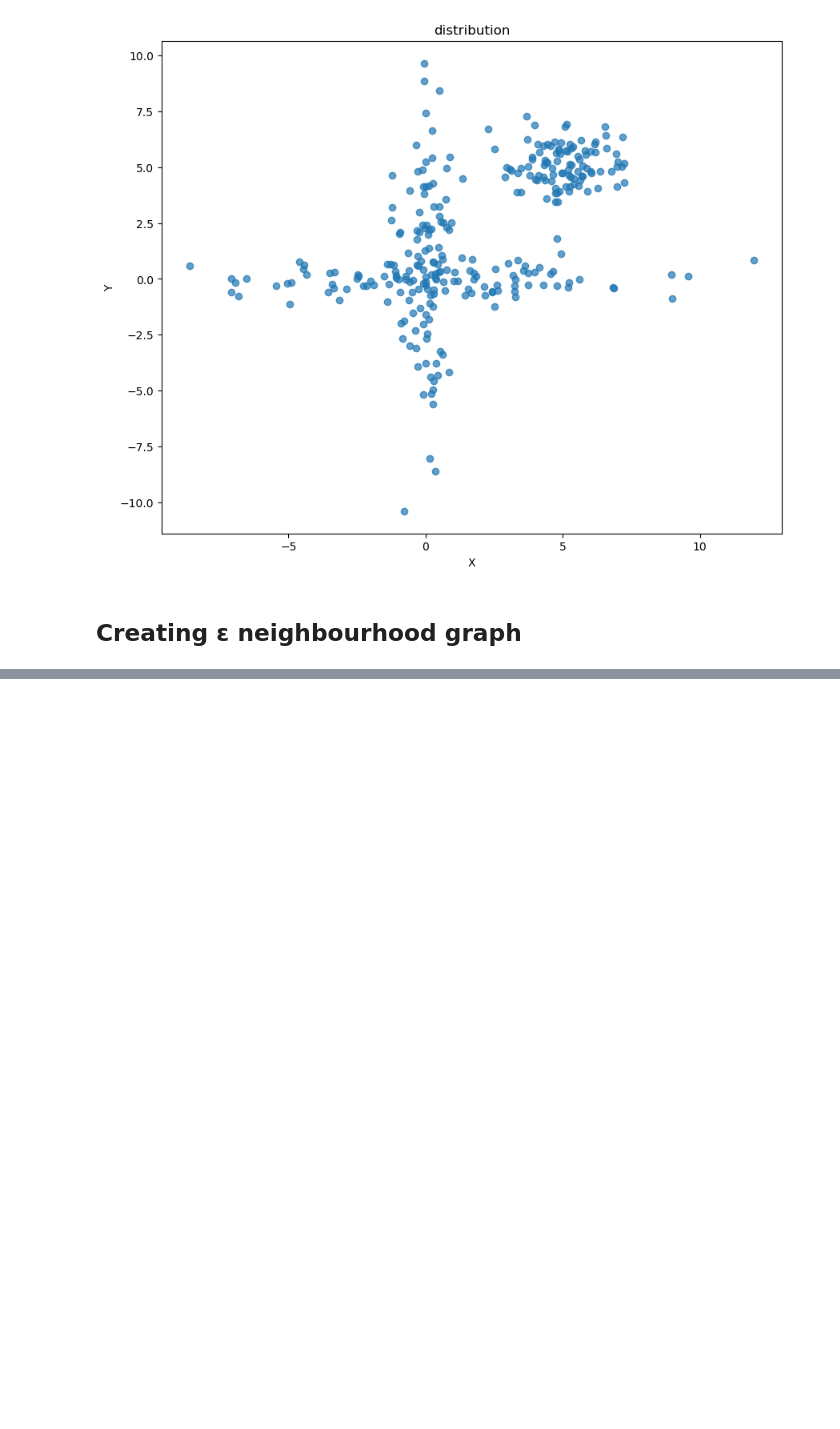
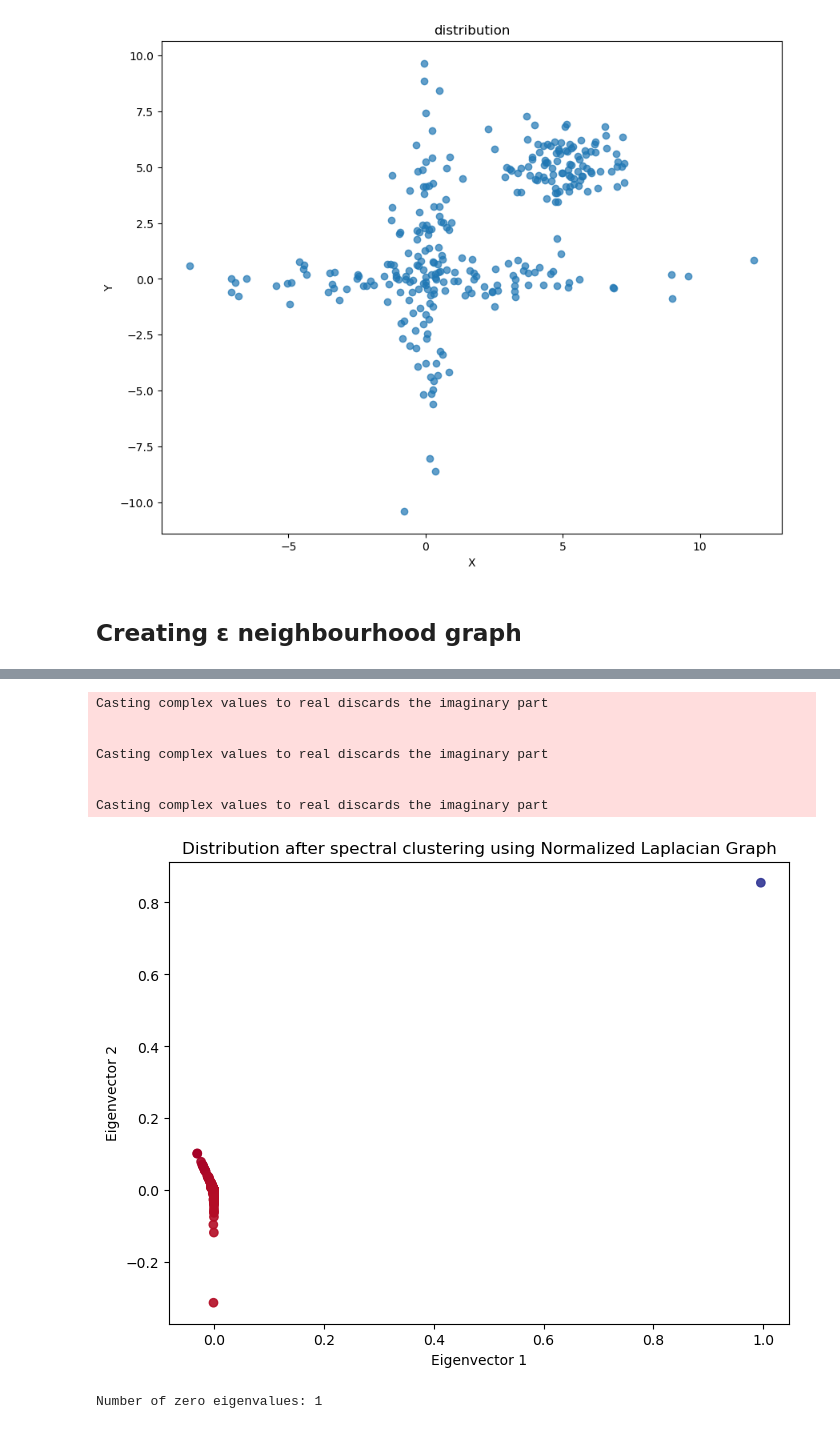
Before and after one commit to avsngh-git/Masters-Projects, a Jupyter notebook: Unsupervised-Learning/Project2.ipynb, the cells around one changed output, grey strips where cells are left out. Saved outputs shown, nothing was run; the diff lists cells and outputs as text; code cells hidden in the pictures; blank space fills up the shorter version.

Commit message:
swiss roll

```diff
--- a/Unsupervised-Learning/Project2.ipynb
+++ b/Unsupervised-Learning/Project2.ipynb
@@ -115,0 +183,6 @@ Number of zero eigenvalues: 7
+# %%
+data_path = '/home/avsngh/Mathematical Statistics/Masters-Projects/Unsupervised-Learning/Data/Swiss_Roll.txt'
+swiss_roll_data = pd.read_csv(filepath_or_buffer=data_path, sep='\s+', header=None)
+swiss_roll_data.columns = ['col1','col2', 'col3']
+swiss_roll_data_df=pd.DataFrame.from_dict(swiss_roll_data)
+swiss_roll_data_df
@@ -115,0 +222,5 @@ Number of zero eigenvalues: 7
+# %%
+sim_matrix_knn_2 = kneighbors_graph(X=swiss_roll_data_df, n_neighbors=6, mode='distance', metric='euclidean', n_jobs=-1)
+degree_matrix_2 = create_degree_matrix(sim_matrix_knn_2)
+unnorm_laplacian_matrix_2=degree_matrix_2-sim_matrix_knn_2
+unnorm_laplacian_matrix_2
@@ -115,0 +241,30 @@ Number of zero eigenvalues: 7
+# %%
+eigenvals,eigenvects = eigenspace_calculation(matrix=unnorm_laplacian_matrix_2, k=9)
+# %%
+eigenvector_1=eigenvects[:,1]
+eigenvector_2=eigenvects[:,2]
+two_eig_df_2 = pd.DataFrame(np.column_stack((eigenvector_1, eigenvector_2)), columns=['eigenvect1', 'eigenvect2'])
+# %%
+plt.figure(figsize=(8,6))
+plt.scatter(x=two_eig_df_2['eigenvect1'], y=two_eig_df_2['eigenvect2'], marker='o', alpha=0.9, c=two_eig_df_2['eigenvect1'], cmap='RdYlBu')
+plt.xlabel('Eigenvector 1')
+plt.ylabel('Eigenvector 2')
+plt.title('Distribution after spectral clustering using Normalized Laplacian Graph')
+plt.show()
+# %% [output]
+Casting complex values to real discards the imaginary part
+
+
+Casting complex values to real discards the imaginary part
+
+
+Casting complex values to real discards the imaginary part
+[figure, added]
+# %%
+epsilon = 1e-12
+
+# Count eigenvalues close to zero
+zero_eigenvalues = np.sum(np.abs(eigenvals) < epsilon)
+print(f"Number of zero eigenvalues: {zero_eigenvalues}")
+# %% [output]
+Number of zero eigenvalues: 1
```
Also changed, not shown: parts of 29 cells of this notebook, 1 other file.
